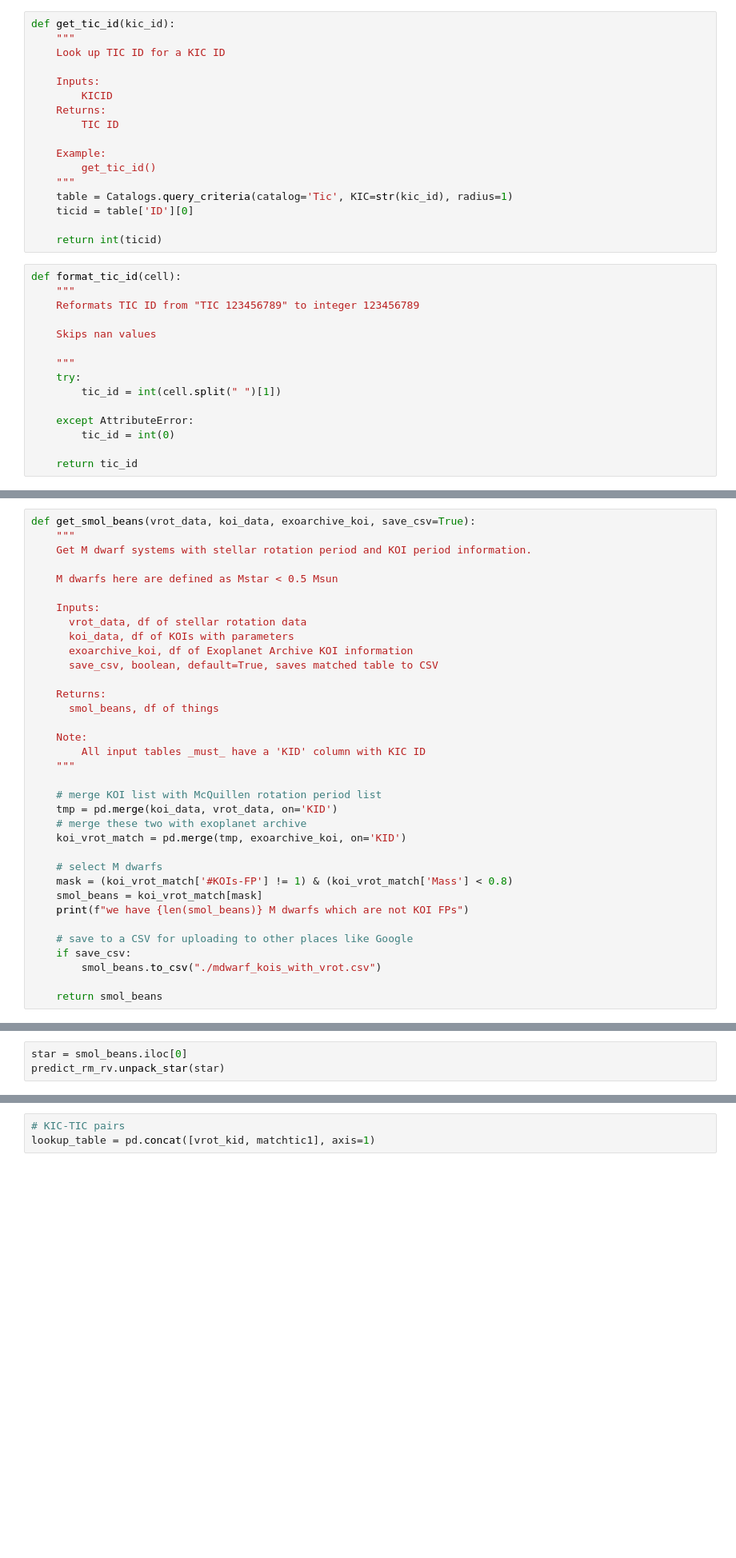
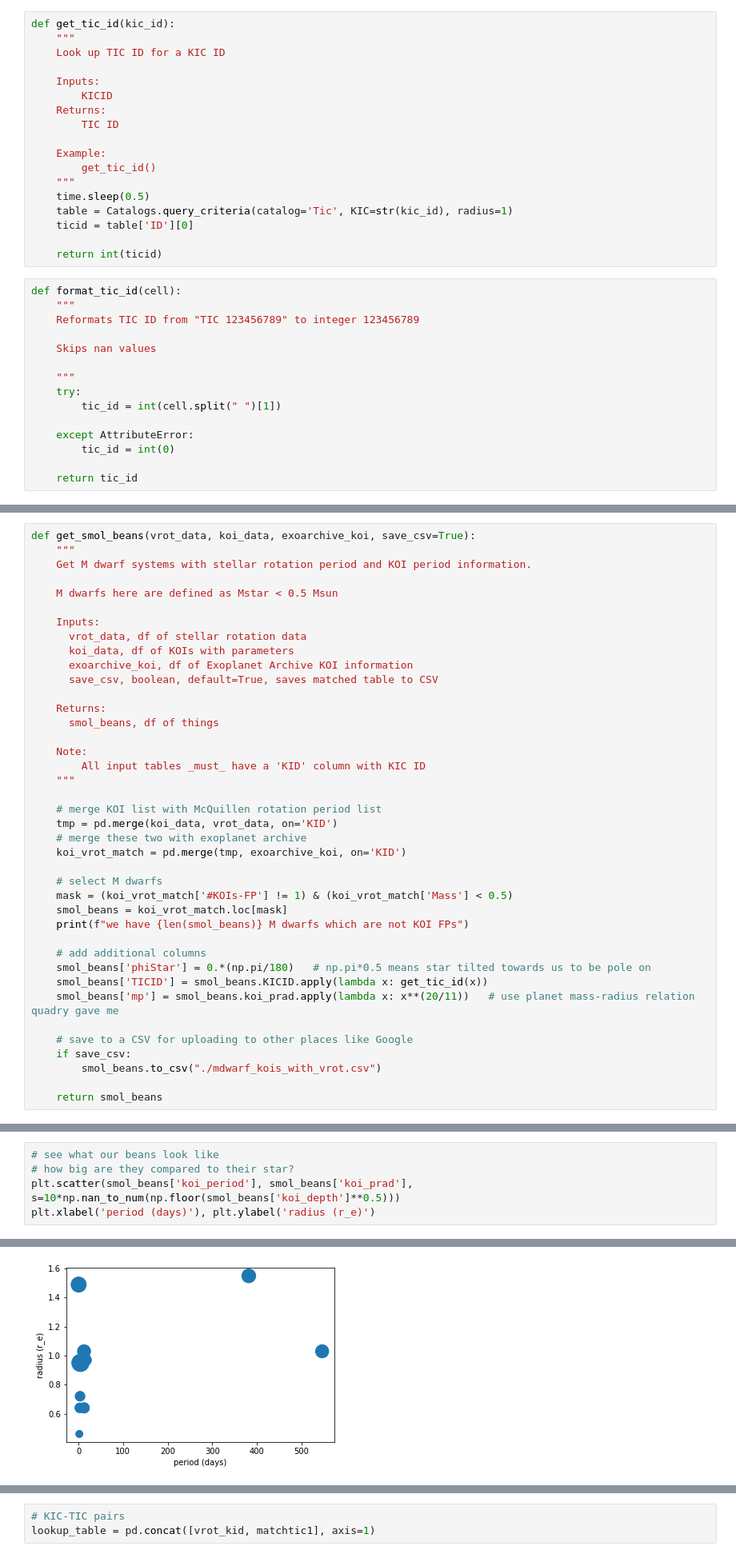
Before and after one commit to namagu/rossiter-mclaughlin-coaddventure, a Jupyter notebook: analyzing_rvs_from_scratch.ipynb, the cells around one changed output, grey strips where cells are left out. Shown at 80% size. Saved outputs shown, nothing was run; the diff lists cells and outputs as text; blank space fills up the shorter version.

Commit message:
rv_from_scratch can now import a file with relevant koi, vrot parameters

```diff
--- a/analyzing_rvs_from_scratch.ipynb
+++ b/analyzing_rvs_from_scratch.ipynb
@@ -45,6 +45,7 @@ def get_tic_id(kic_id):
     Example:
         get_tic_id()
     """
+    time.sleep(0.5)
     table = Catalogs.query_criteria(catalog='Tic', KIC=str(kic_id), radius=1)
     ticid = table['ID'][0]
 
@@ -138,9 +165,14 @@ def get_smol_beans(vrot_data, koi_data, exoarchive_koi, save_csv=True):
     koi_vrot_match = pd.merge(tmp, exoarchive_koi, on='KID')
 
     # select M dwarfs
-    mask = (koi_vrot_match['#KOIs-FP'] != 1) & (koi_vrot_match['Mass'] < 0.8)
-    smol_beans = koi_vrot_match[mask]
+    mask = (koi_vrot_match['#KOIs-FP'] != 1) & (koi_vrot_match['Mass'] < 0.5)
+    smol_beans = koi_vrot_match.loc[mask]
     print(f"we have {len(smol_beans)} M dwarfs which are not KOI FPs")
+
+    # add additional columns
+    smol_beans['phiStar'] = 0.*(np.pi/180)   # np.pi*0.5 means star tilted towards us to be pole on
+    smol_beans['TICID'] = smol_beans.KICID.apply(lambda x: get_tic_id(x))
+    smol_beans['mp'] = smol_beans.koi_prad.apply(lambda x: x**(20/11))   # use planet mass-radius relation quadry gave me
 
     # save to a CSV for uploading to other places like Google
     if save_csv:
@@ -214,4 +226,6 @@ smol_beans[['KICID', 'KepName','koi_prad']]
 # %%
-star = smol_beans.iloc[0]
-predict_rm_rv.unpack_star(star)
+# see what our beans look like
+# how big are they compared to their star?
+plt.scatter(smol_beans['koi_period'], smol_beans['koi_prad'], s=10*np.nan_to_num(np.floor(smol_beans['koi_depth']**0.5)))
+plt.xlabel('period (days)'), plt.ylabel('radius (r_e)')
 # %% [output]
@@ -218,0 +233 @@ NameError: name 'koi' is not defined
+[figure, added]
```
Also changed, not shown: parts of 13 cells of this notebook.
